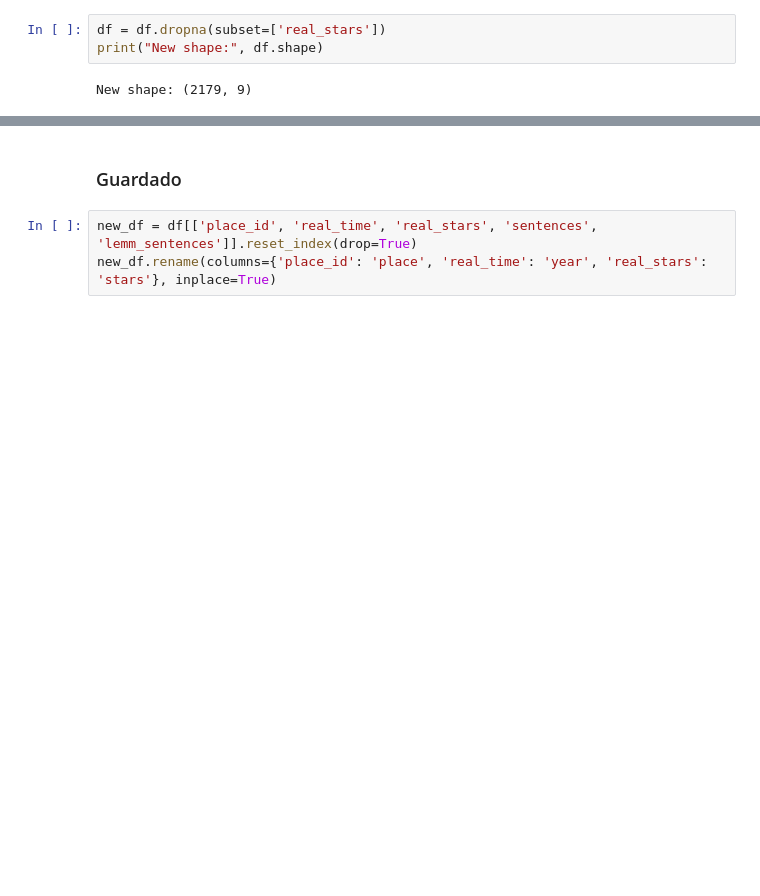
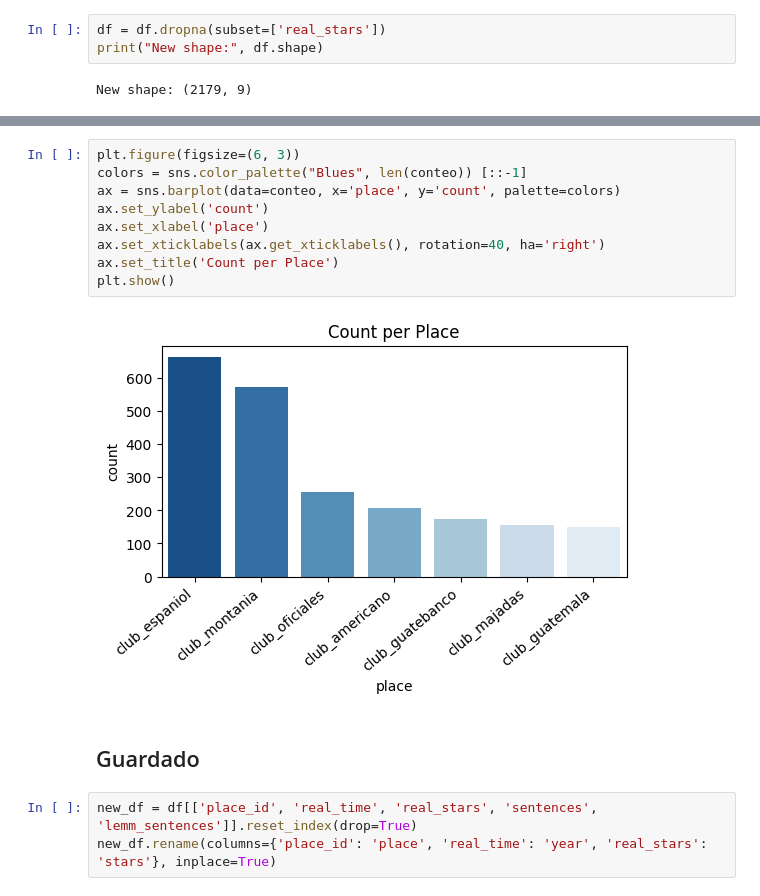
Before and after one commit to TheDeloz-v2/scrape-to-shape, a Jupyter notebook: notebooks/EDA.ipynb, the cells around one changed output, grey strips where cells are left out. Saved outputs shown, nothing was run; the diff lists cells and outputs as text; blank space fills up the shorter version.

```diff
--- a/notebooks/EDA.ipynb
+++ b/notebooks/EDA.ipynb
@@ -272,5 +296,16 @@ df
+# %%
+plt.figure(figsize=(6, 3))
+colors = sns.color_palette("Blues", len(conteo)) [::-1]
+ax = sns.barplot(data=conteo, x='place', y='count', palette=colors)
+ax.set_ylabel('count')
+ax.set_xlabel('place')
+ax.set_xticklabels(ax.get_xticklabels(), rotation=40, ha='right')
+ax.set_title('Count per Place')
+plt.show()
+# %% [output]
+[figure, added]
 # %% [markdown]
-### Guardado
+## Guardado
 # %%
 new_df = df[['place_id', 'real_time', 'real_stars', 'sentences', 'lemm_sentences']].reset_index(drop=True)
 new_df.rename(columns={'place_id': 'place', 'real_time': 'year', 'real_stars': 'stars'}, inplace=True)
```
Also changed, not shown: parts of 9 cells of this notebook.
